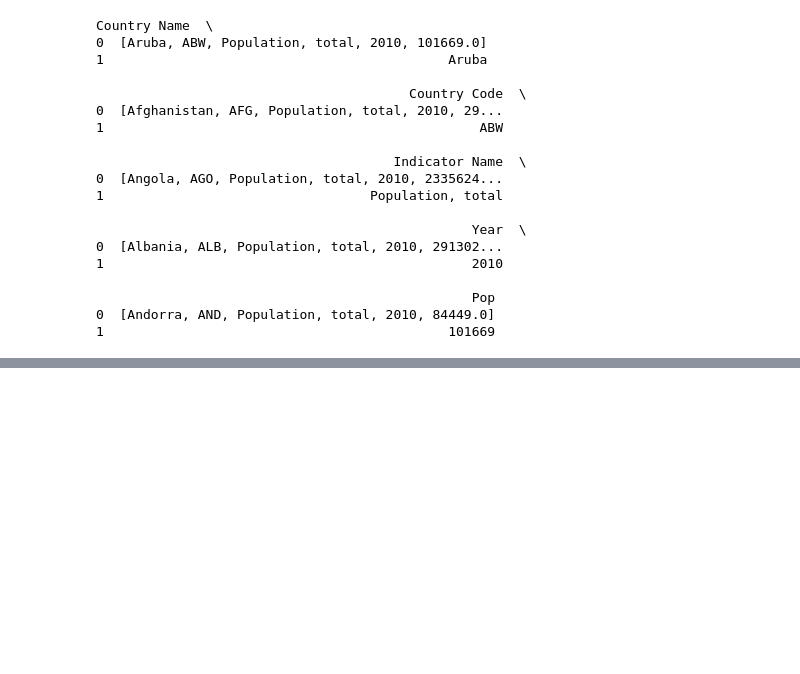
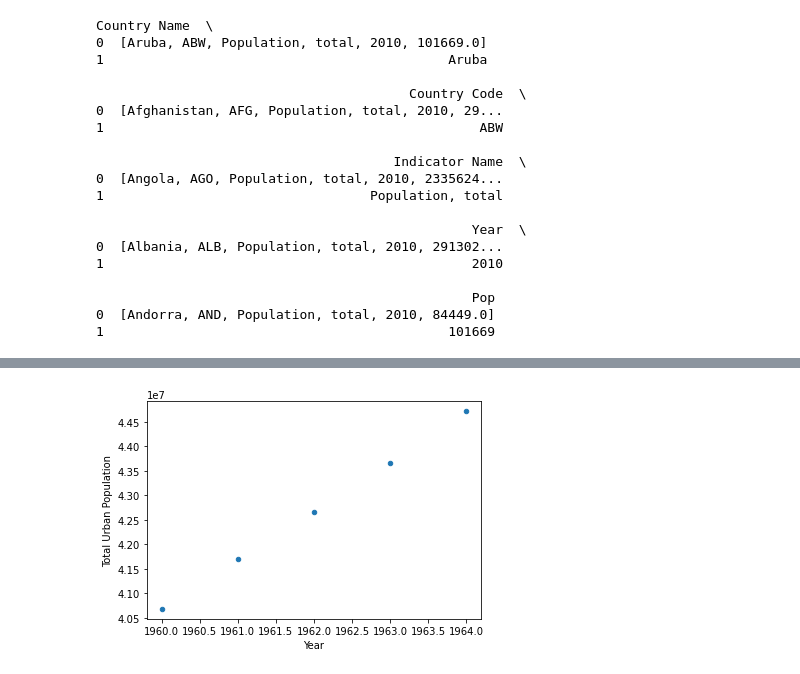
Before and after one commit to tubademir23/ML_Python101, a Jupyter notebook: datacamp/python_fundamentals/DataScienceToolbox2.ipynb, the cells around one changed output, grey strips where cells are left out. Saved outputs shown, nothing was run; the diff lists cells and outputs as text; code cells hidden in the pictures; blank space fills up the shorter version.

Commit message:
DataScienceToolbox2 end

```diff
--- a/datacamp/python_fundamentals/DataScienceToolbox2.ipynb
+++ b/datacamp/python_fundamentals/DataScienceToolbox2.ipynb
@@ -511,0 +667,18 @@ zamanda insanların çevrimdışı bilgileri")
+# %%
+import matplotlib.pyplot as plt
+# Code from previous exercise
+urb_pop_reader = pd.read_csv('../datasets/world_ind_pop_data.csv', chunksize=1000)
+df_urb_pop = next(urb_pop_reader)
+df_pop_ceb = df_urb_pop[df_urb_pop['CountryCode'] == 'CEB']
+pops = zip(df_pop_ceb['Total Population'],
+           df_pop_ceb['Urban population (% of total)'])
+pops_list = list(pops)
+
+# Use list comprehension to create new DataFrame column 'Total Urban Population'
+df_pop_ceb['Total Urban Population'] = [ int(tup[0] * tup[1] * 0.01) for tup in pops_list]
+
+# Plot urban population data
+df_pop_ceb.plot(kind='scatter', x='Year', y='Total Urban Population')
+plt.show()
+# %% [output]
+[figure, added]
```
Also changed, not shown: parts of 10 cells of this notebook, 1 other file.
